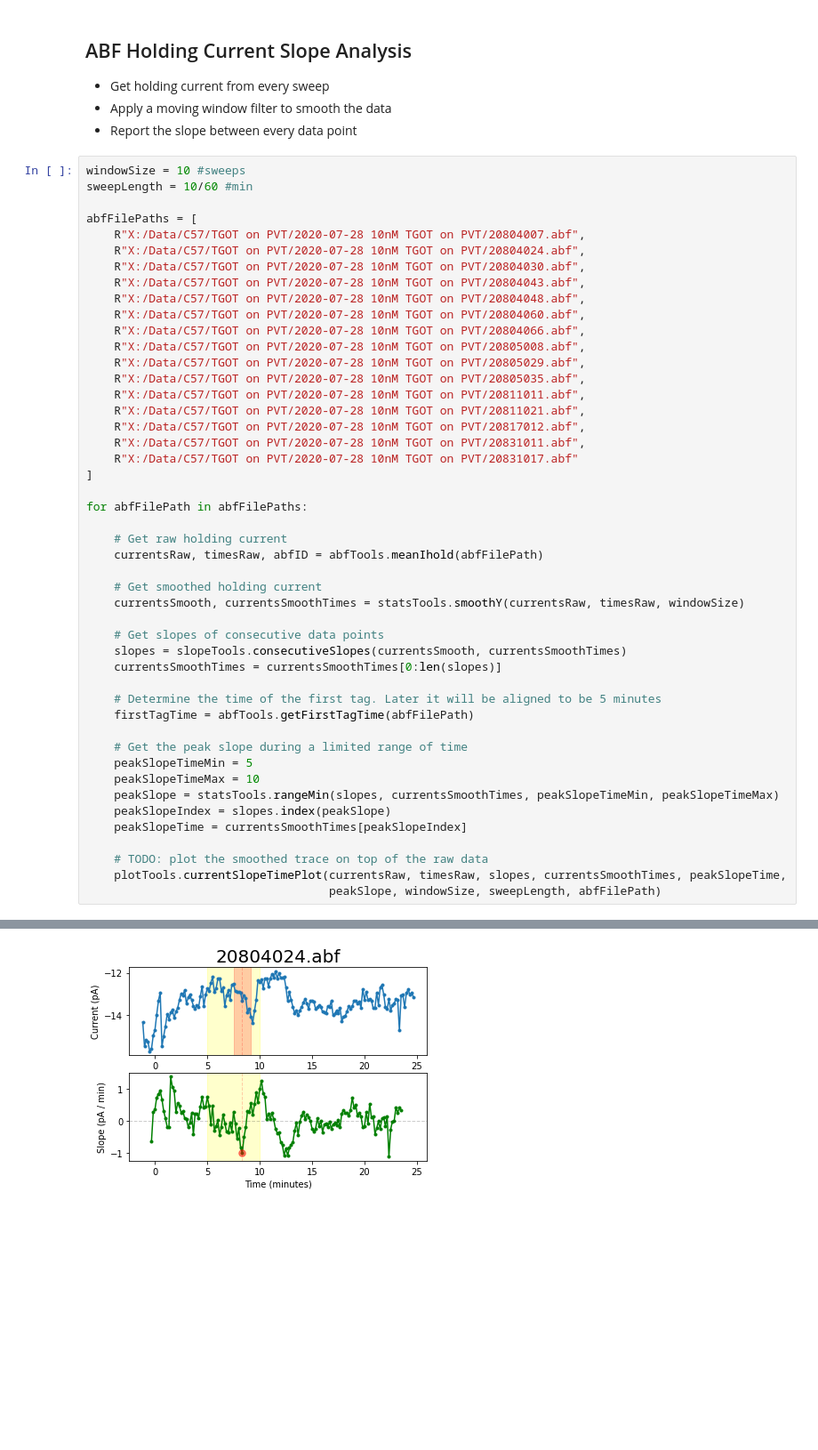
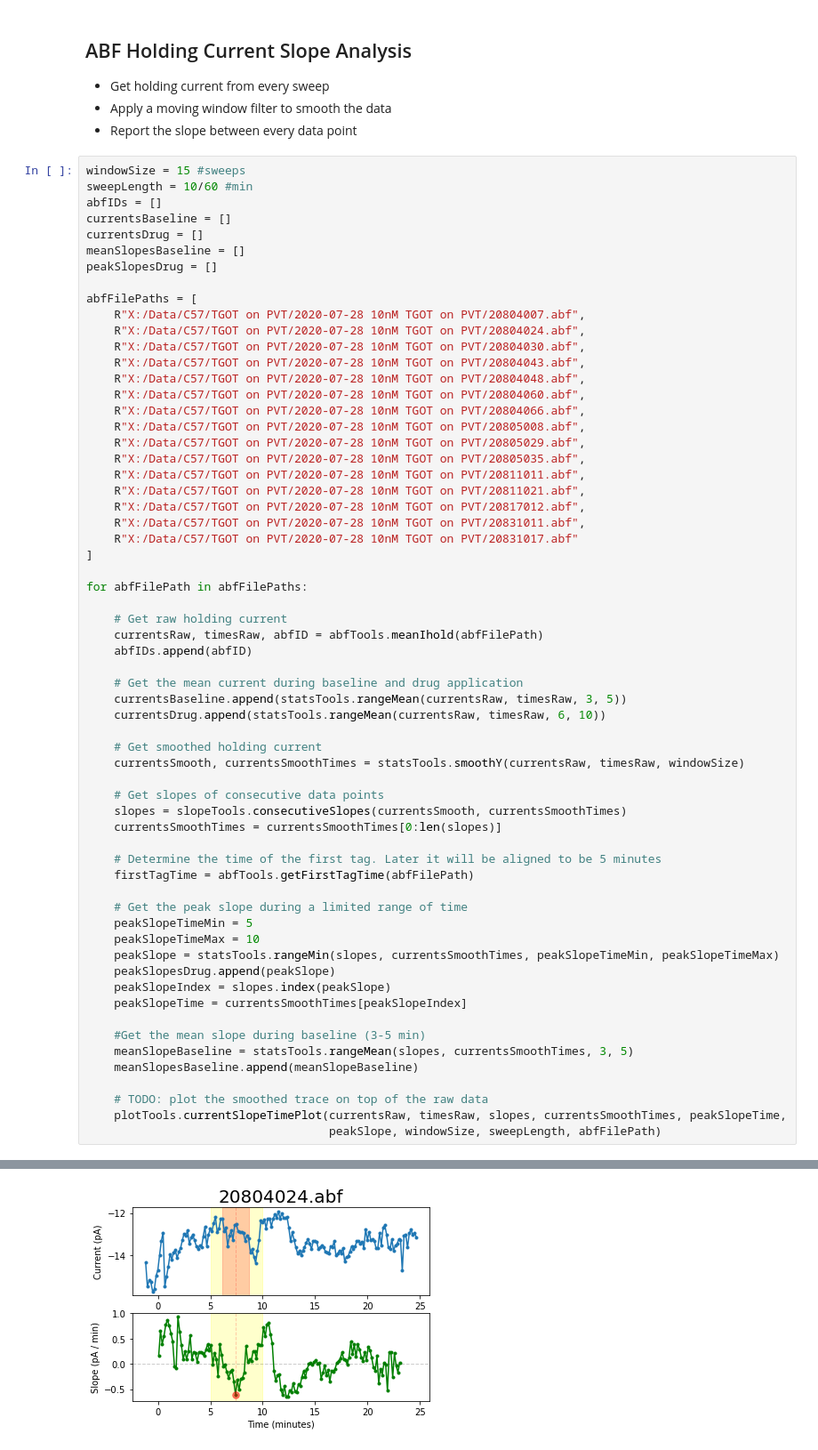
Before and after one commit to shengwanhui/Lab-Analysis-2019-2021-, a Jupyter notebook: src/IhSlopeAnalysis/analyzeRangeAvgSlope.ipynb, the cells around one changed output, grey strips where cells are left out. Shown at 89% size. Cells and saved outputs as stored; diff of their text form; blank space fills up the shorter version.

Commit message:
Identify the responders with both current and slope changes

```diff
--- a/src/IhSlopeAnalysis/analyzeRangeAvgSlope.ipynb
+++ b/src/IhSlopeAnalysis/analyzeRangeAvgSlope.ipynb
@@ -40,8 +40,13 @@ demonstrateMovingWindowMean()
 * Apply a moving window filter to smooth the data
 * Report the slope between every data point
 # %%
-windowSize = 10 #sweeps
+windowSize = 15 #sweeps
 sweepLength = 10/60 #min
+abfIDs = []
+currentsBaseline = []
+currentsDrug = []
+meanSlopesBaseline = []
+peakSlopesDrug = []
 
 abfFilePaths = [
     R"X:/Data/C57/TGOT on PVT/2020-07-28 10nM TGOT on PVT/20804007.abf",
@@ -65,6 +70,11 @@ for abfFilePath in abfFilePaths:
 
     # Get raw holding current
     currentsRaw, timesRaw, abfID = abfTools.meanIhold(abfFilePath)
+    abfIDs.append(abfID)
+
+    # Get the mean current during baseline and drug application
+    currentsBaseline.append(statsTools.rangeMean(currentsRaw, timesRaw, 3, 5))
+    currentsDrug.append(statsTools.rangeMean(currentsRaw, timesRaw, 6, 10))
 
     # Get smoothed holding current
     currentsSmooth, currentsSmoothTimes = statsTools.smoothY(currentsRaw, timesRaw, windowSize)
@@ -80,8 +90,13 @@ for abfFilePath in abfFilePaths:
     peakSlopeTimeMin = 5
     peakSlopeTimeMax = 10
     peakSlope = statsTools.rangeMin(slopes, currentsSmoothTimes, peakSlopeTimeMin, peakSlopeTimeMax)
+    peakSlopesDrug.append(peakSlope)
     peakSlopeIndex = slopes.index(peakSlope)
     peakSlopeTime = currentsSmoothTimes[peakSlopeIndex]
+
+    #Get the mean slope during baseline (3-5 min)
+    meanSlopeBaseline = statsTools.rangeMean(slopes, currentsSmoothTimes, 3, 5)
+    meanSlopesBaseline.append(meanSlopeBaseline)
 
     # TODO: plot the smoothed trace on top of the raw data
     plotTools.currentSlopeTimePlot(currentsRaw, timesRaw, slopes, currentsSmoothTimes, peakSlopeTime,
@@ -91 +106 @@ for abfFilePath in abfFilePaths:
-[figure, old version]
+[figure, new version]
```
Also changed, not shown: parts of 6 cells of this notebook, 2 other files.
